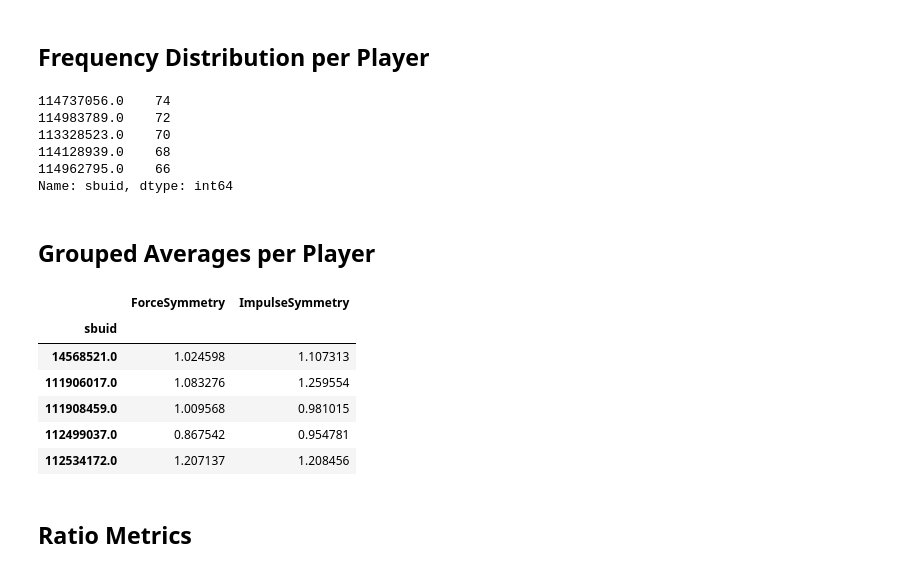
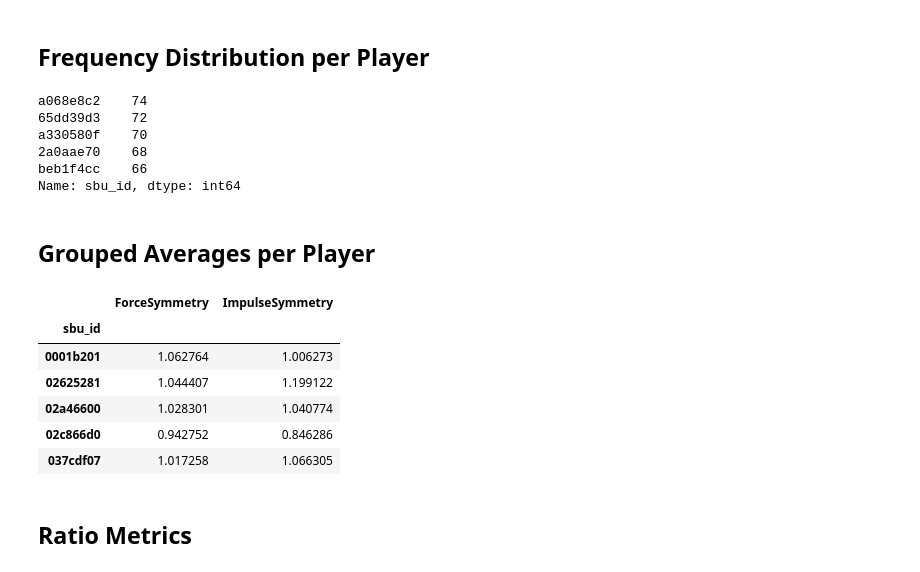
Before and after one commit to AzaRKazar/tutorial, a Jupyter notebook: VALD_Descriptive_Stats_Tutorial.ipynb, the cells around one changed output. Drawn from its saved outputs; the diff is of its cells as text; code cells hidden in the pictures.

```diff
--- a/VALD_Descriptive_Stats_Tutorial.ipynb
+++ b/VALD_Descriptive_Stats_Tutorial.ipynb
@@ -21,7 +21,5 @@ import seaborn as sns
 # Load data
 df = pd.read_csv('preprocessed_vald_data.csv')
 
-df['sbuid']=df['sbuid'].astype(int)
-
 print(df.head())
 # %% [output]
@@ -152,27 +159,27 @@ plt.show()
 ##  Frequency Distribution per Player
 # %%
 
-df['sbuid'].value_counts().head()
+df['sbu_id'].value_counts().head()
 # %% [output]
-114737056.0    74
-114983789.0    72
-113328523.0    70
-114128939.0    68
-114962795.0    66
-Name: sbuid, dtype: int64
+a068e8c2    74
+65dd39d3    72
+a330580f    70
+2a0aae70    68
+beb1f4cc    66
+Name: sbu_id, dtype: int64
 # %% [markdown]
 ##  Grouped Averages per Player
 # %%
 
-df.groupby('sbuid')[['ForceSymmetry', 'ImpulseSymmetry']].mean().head()
+df.groupby('sbu_id')[['ForceSymmetry', 'ImpulseSymmetry']].mean().head()
 # %% [output]
 |  | ForceSymmetry | ImpulseSymmetry |
-| sbuid |  |  |
-| 14568521.0 | 1.024598 | 1.107313 |
-| 111906017.0 | 1.083276 | 1.259554 |
-| 111908459.0 | 1.009568 | 0.981015 |
-| 112499037.0 | 0.867542 | 0.954781 |
-| 112534172.0 | 1.207137 | 1.208456 |
+| sbu_id |  |  |
+| 0001b201 | 1.062764 | 1.006273 |
+| 02625281 | 1.044407 | 1.199122 |
+| 02a46600 | 1.028301 | 1.040774 |
+| 02c866d0 | 0.942752 | 0.846286 |
+| 037cdf07 | 1.017258 | 1.066305 |
 # %% [markdown]
 ##  Ratio Metrics
 # %%
```
Also changed, not shown: parts of 5 cells of this notebook, 1 other file.
